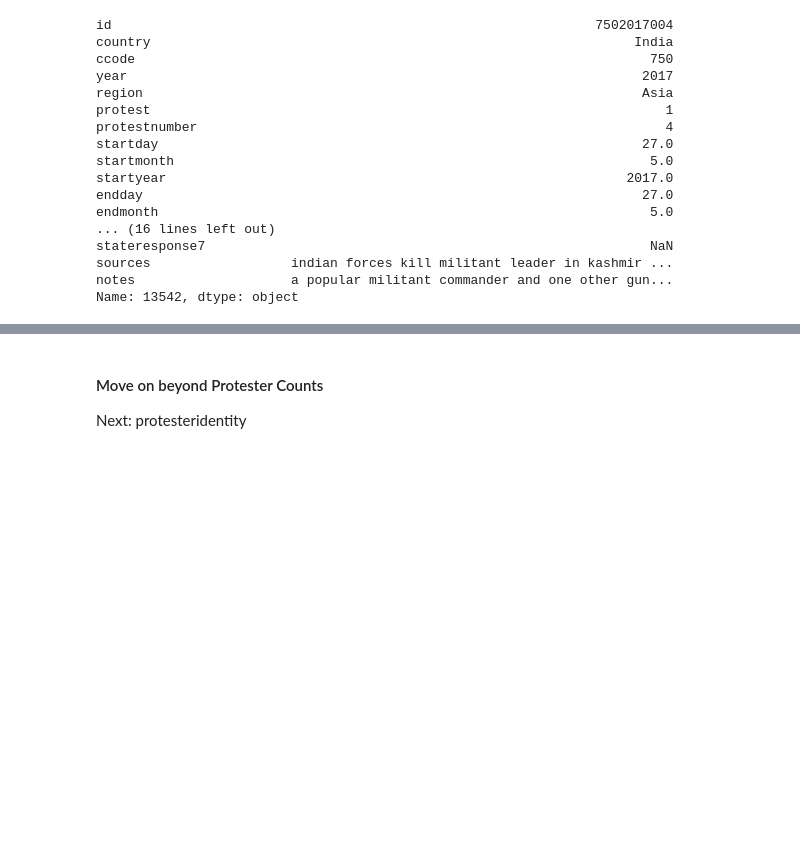
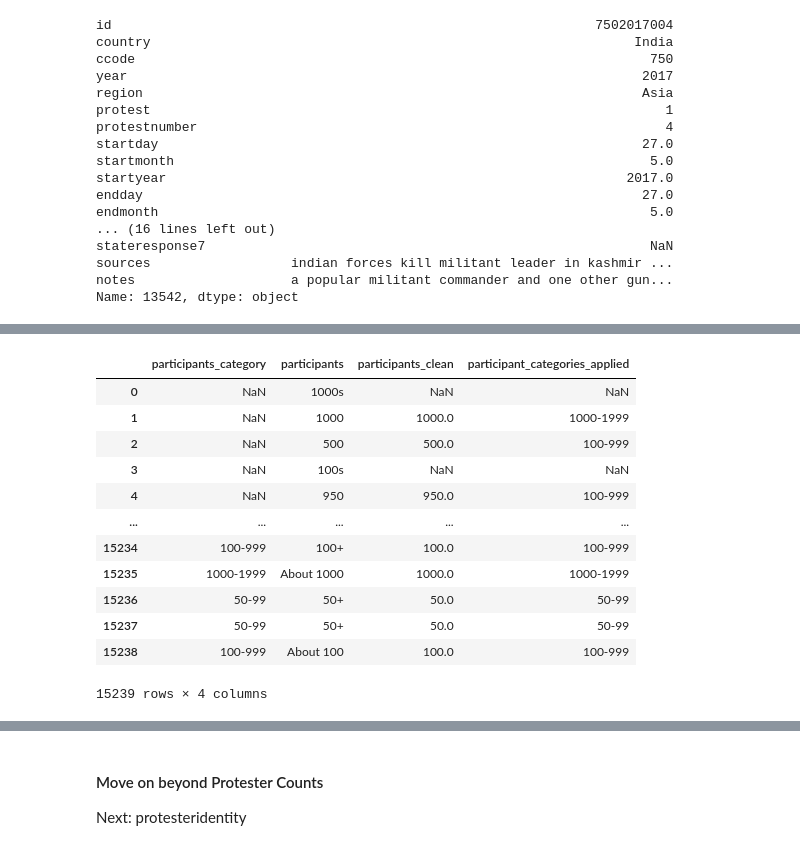
Before and after one commit to sethnlewis/Predicting-Political-Revolutions, a Jupyter notebook: notebooks/EDA_MM.ipynb, the cells around one changed output, grey strips where cells are left out. Drawn from its saved outputs; the diff is of its cells as text; code cells hidden in the pictures; blank space fills up the shorter version.

```diff
--- a/notebooks/EDA_MM.ipynb
+++ b/notebooks/EDA_MM.ipynb
@@ -322,13 +288,9 @@ counts_converted = df['participants'].map(converter)#.astype('Int64')
 # Create a series to hold the averages converted from the range column
 range_as_average = df['participants_category'].apply(convert_range_to_average)
 
-
-
-chose_non_nan = lambda count, avg: count if (avg is math.isnan(count))  else count
-
-
-chose_non_nan = lambda avg, count: avg if count is np.nan else count
+# Choose the count value unless it is NaN, in which case use avg value
+chose_non_nan = lambda avg, count: avg if math.isnan(float(count)) else count
 
 participants = pd.DataFrame(map(chose_non_nan, range_as_average, counts_converted), columns=['participants'])
-participants.isna().sum()
+print('Total remaining NaN values:', participants.participants.isna().sum())
 # %% [output]
@@ -421,0 +298,2 @@ df.info()
+# %%
+df['participants_clean'] = participants
@@ -421,0 +318,25 @@ df.info()
+# %%
+categories_dict = df.participants_category.dropna().unique()
+ranges = [str.split(cat, '-') for cat in categories_dict]
+categories_dict = dict(zip(categories_dict, ranges))
+categories_dict['>10000'] = [10001, 10**15]
+for cat in categories_dict:
+    lo = int(categories_dict[cat][0])
+    hi = int(categories_dict[cat][1])
+    categories_dict[cat] = [lo, hi]
+
+
+
+def pick_bucket(x):
+    for key in categories_dict:
+        lim_low = categories_dict[key][0]
+        lim_hi = categories_dict[key][1]
+        #print(x)
+        if (x >= lim_low) and (x <= lim_hi):
+            return key
+    return np.nan
+
+participant_categories_applied = pd.DataFrame(map(pick_bucket, participants.participants), columns = ['participants_category'])
+df['participant_categories_applied'] = participant_categories_applied
+
+participant_categories_applied
@@ -421,0 +388,17 @@ df.info()
+# %%
+df_participants = df[['participants_category', 'participants', 'participants_clean', 'participant_categories_applied']]
+df_participants
+# %% [output]
+|  | participants_category | participants | participants_clean | participant_categories_applied |
+| 0 | NaN | 1000s | NaN | NaN |
+| 1 | NaN | 1000 | 1000.0 | 1000-1999 |
+| 2 | NaN | 500 | 500.0 | 100-999 |
+| 3 | NaN | 100s | NaN | NaN |
+| 4 | NaN | 950 | 950.0 | 100-999 |
+| ... | ... | ... | ... | ... |
+| 15234 | 100-999 | 100+ | 100.0 | 100-999 |
+| 15235 | 1000-1999 | About 1000 | 1000.0 | 1000-1999 |
+| 15236 | 50-99 | 50+ | 50.0 | 50-99 |
+| 15237 | 50-99 | 50+ | 50.0 | 50-99 |
+| 15238 | 100-999 | About 100 | 100.0 | 100-999 |
+15239 rows × 4 columns
```
Also changed, not shown: parts of 22 cells of this notebook.
